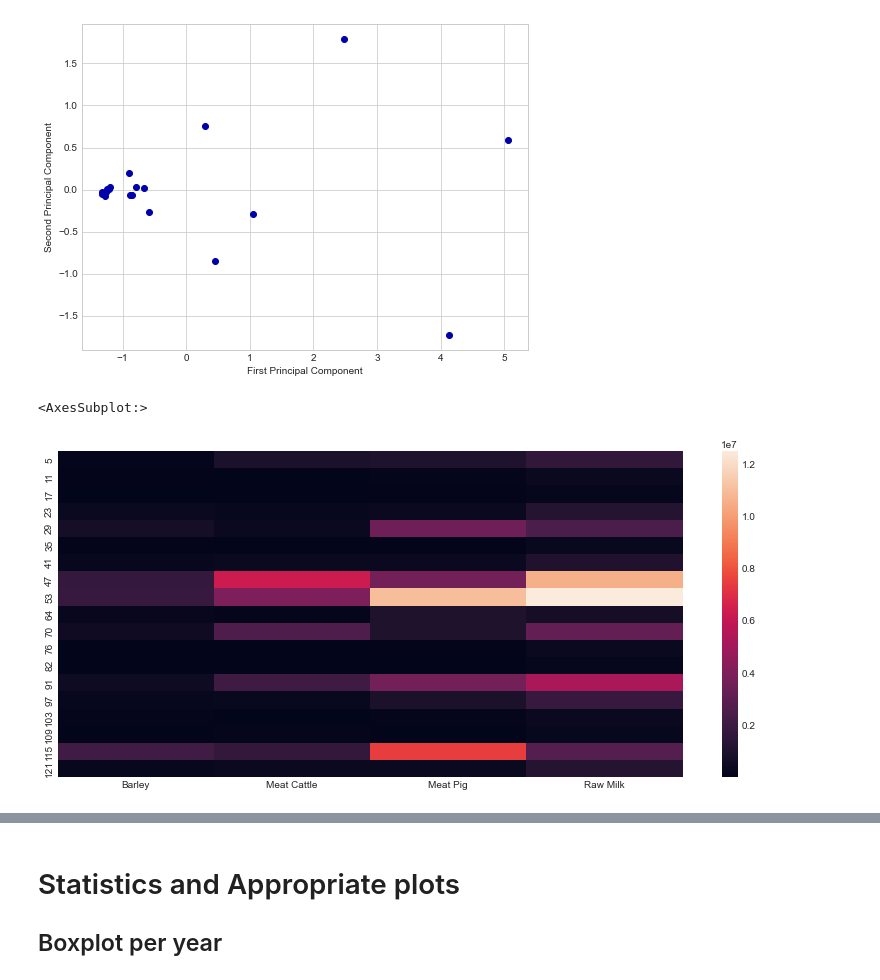
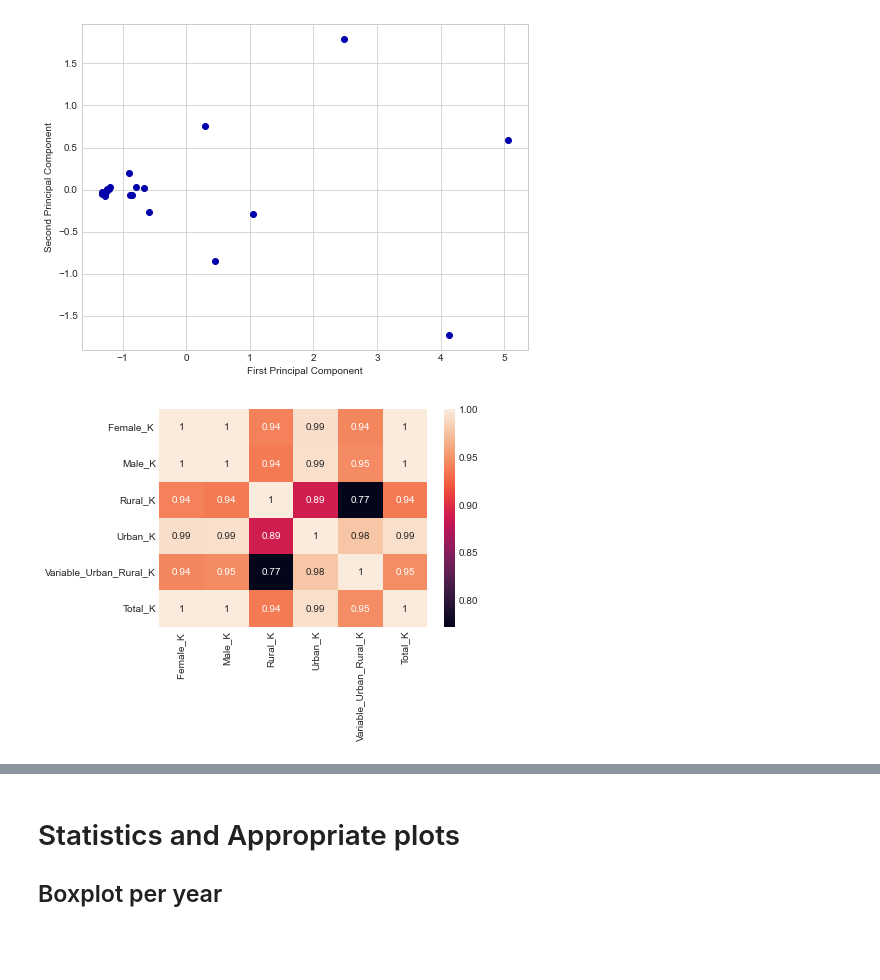
Before and after one commit to jaderleonardo/CA2_Project, a Jupyter notebook: FA_Prod_and_Pop_European.ipynb, the cells around one changed output, grey strips where cells are left out. Cells and saved outputs as stored; diff of their text form; code cells hidden in the pictures; blank space fills up the shorter version.

```diff
--- a/FA_Prod_and_Pop_European.ipynb
+++ b/FA_Prod_and_Pop_European.ipynb
@@ -784,13 +796,9 @@ plt.ylabel('Second Principal Component')
 # %% [output]
 Text(0, 0.5, 'Second Principal Component')
 [figure]
-# %%
-df_comp = df_prod20
-
-plt.figure(figsize =(14, 6))
-
-# plotting heatmap
-sns.heatmap(df_comp)
-# %% [output]
-<AxesSubplot:>
-[figure, removed]
+# %%
+df_pop_drop = df_pop.drop(["Year"], axis=1, inplace=True)
+sns.heatmap(df_pop.corr(),annot=True)
+plt.show()
+# %% [output]
+[figure, added]
```
Also changed, not shown: parts of 21 cells of this notebook, 5 other files.
